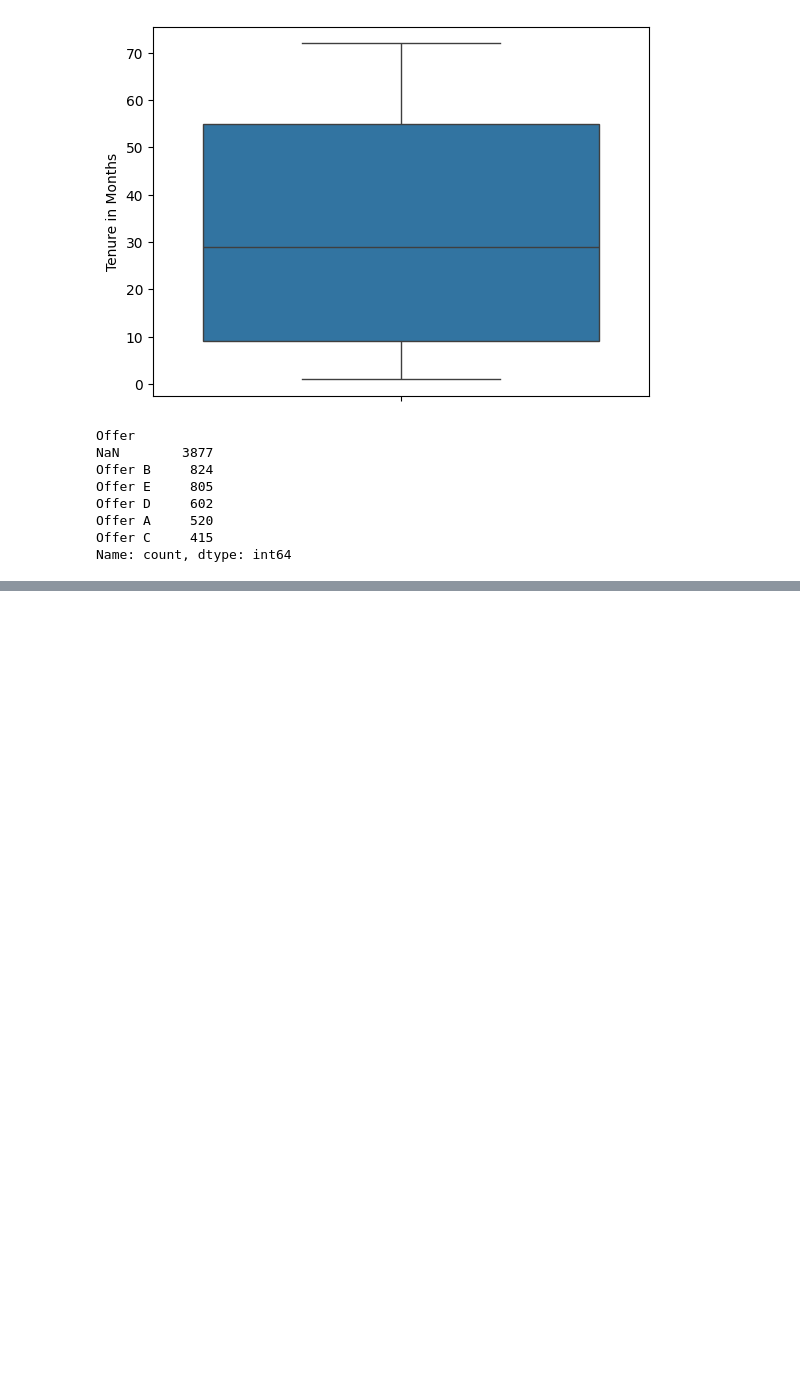
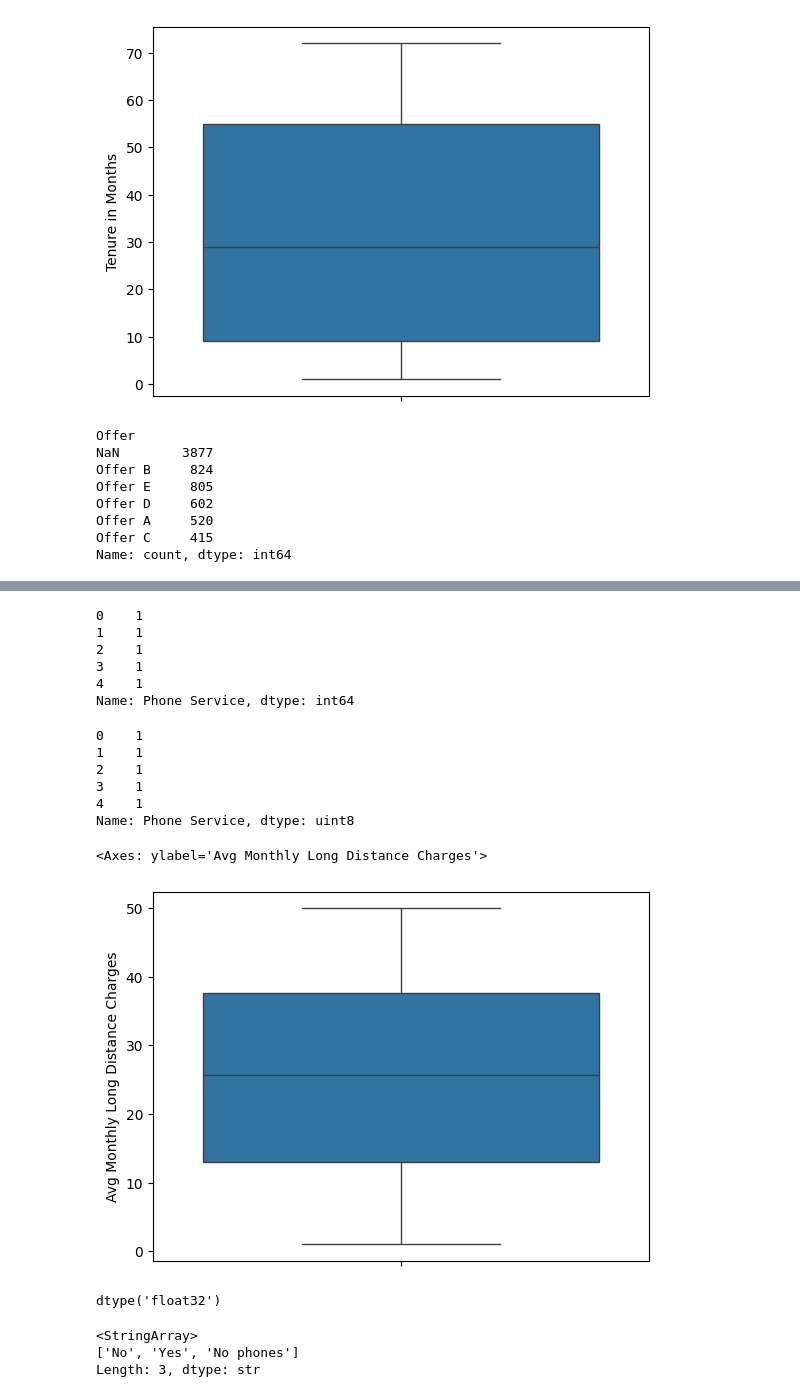
Before and after one commit to Karthi-1008/Signal_Stay, a Jupyter notebook: Model.ipynb, the cells around one changed output, grey strips where cells are left out. Cells and saved outputs as stored; diff of their text form; code cells hidden in the pictures; blank space fills up the shorter version.

```diff
--- a/Model.ipynb
+++ b/Model.ipynb
@@ -264,0 +281,25 @@ array([0, 'Offer E', 'Offer D', 'Offer A', 'Offer B', 'Offer C'],
+# %%
+x['Phone Service'] = x['Phone Service'].map({'Yes':1 , 'No':0})
+x['Phone Service'].head()
+# %% [output]
+0    1
+1    1
+2    1
+3    1
+4    1
+Name: Phone Service, dtype: int64
+# %%
+x['Phone Service'] = x['Phone Service'].astype('uint8')
+x['Phone Service'].head()
+# %% [output]
+0    1
+1    1
+2    1
+3    1
+4    1
+Name: Phone Service, dtype: uint8
+# %%
+sns.boxplot(x['Avg Monthly Long Distance Charges'])
+# %% [output]
+<Axes: ylabel='Avg Monthly Long Distance Charges'>
+[figure, added]
@@ -264,0 +308,12 @@ array([0, 'Offer E', 'Offer D', 'Offer A', 'Offer B', 'Offer C'],
+# %%
+x['Avg Monthly Long Distance Charges']=x['Avg Monthly Long Distance Charges'].astype('float32')
+x['Avg Monthly Long Distance Charges'].dtype
+# %% [output]
+dtype('float32')
+# %%
+x['Multiple Lines'] = x['Multiple Lines'].fillna('No phones',axis=0)
+x['Multiple Lines'].unique()
+# %% [output]
+<StringArray>
+['No', 'Yes', 'No phones']
+Length: 3, dtype: str
```
Also changed, not shown: parts of 31 cells of this notebook, 1 other file.
